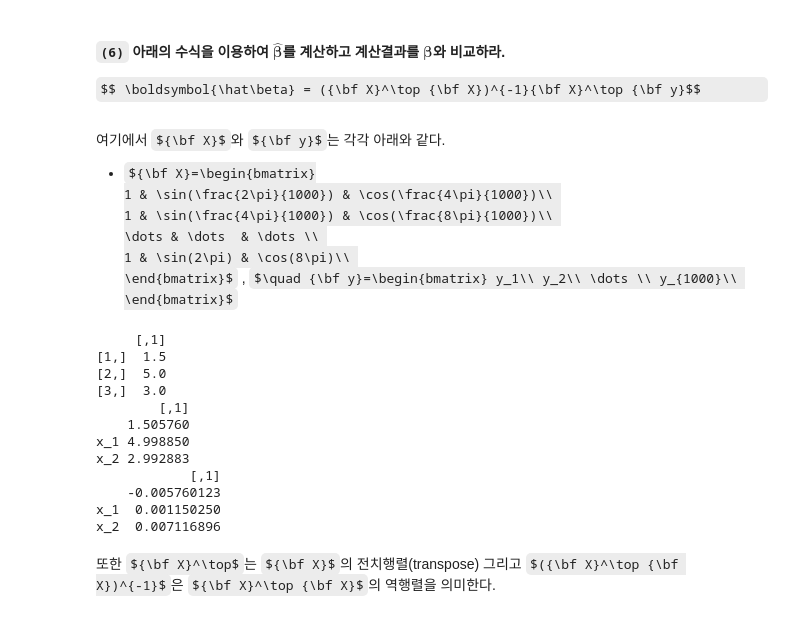
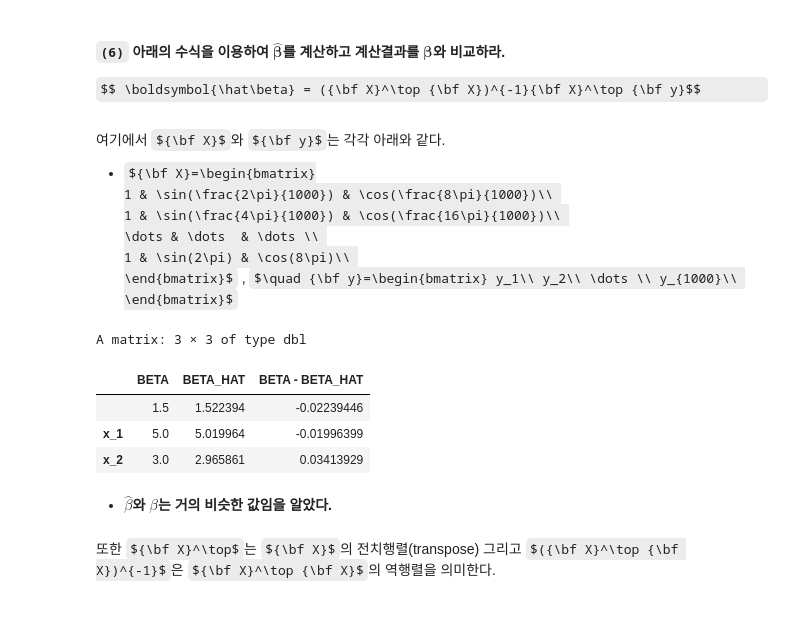
Before and after one commit to stahangryum/unwanted_blog, a Jupyter notebook: _notebooks/2021-12-12-R입문 기말고사 대비문제.ipynb, the cells around one changed output. Saved outputs shown, nothing was run; the diff lists cells and outputs as text; code cells hidden in the pictures; some formulas as TeX source.

```diff
--- a/_notebooks/2021-12-12-R입문 기말고사 대비문제.ipynb
+++ b/_notebooks/2021-12-12-R입문 기말고사 대비문제.ipynb
@@ -124,29 +116,24 @@ $$ \boldsymbol{\hat\beta} = ({\bf X}^\top {\bf X})^{-1}{\bf X}^\top {\bf y}$$
 여기에서 ${\bf X}$와 ${\bf y}$는 각각 아래와 같다.
 
 - ${\bf X}=\begin{bmatrix}
-1 & \sin(\frac{2\pi}{1000}) & \cos(\frac{4\pi}{1000})\\
-1 & \sin(\frac{4\pi}{1000}) & \cos(\frac{8\pi}{1000})\\
+1 & \sin(\frac{2\pi}{1000}) & \cos(\frac{8\pi}{1000})\\
+1 & \sin(\frac{4\pi}{1000}) & \cos(\frac{16\pi}{1000})\\
 \dots & \dots  & \dots \\
 1 & \sin(2\pi) & \cos(8\pi)\\
 \end{bmatrix}$,  $\quad {\bf y}=\begin{bmatrix} y_1\\ y_2\\ \dots \\ y_{1000}\\ \end{bmatrix}$
 # %%
 beta_hat = (solve(t(X)%*%X))%*%t(X)%*%y
-print(beta)
-print(beta_hat)
-print(beta - beta_hat)
+compare = cbind(beta, beta_hat, beta - beta_hat)
+colnames(compare) = c("BETA", "BETA_HAT", "BETA - BETA_HAT")
+compare
 # %% [output]
-     [,1]
-[1,]  1.5
-[2,]  5.0
-[3,]  3.0
-        [,1]
-    1.505760
-x_1 4.998850
-x_2 2.992883
-            [,1]
-    -0.005760123
-x_1  0.001150250
-x_2  0.007116896
+A matrix: 3 × 3 of type dbl
+|  | BETA | BETA_HAT | BETA - BETA_HAT |
+|  | 1.5 | 1.522394 | -0.02239446 |
+| x_1 | 5.0 | 5.019964 | -0.01996399 |
+| x_2 | 3.0 | 2.965861 | 0.03413929 |
+# %% [markdown]
+- **$\hat{\beta}$와 $\beta$는 거의 비슷한 값임을 알았다.**
 # %% [markdown]
 또한 ${\bf X}^\top$는 ${\bf X}$의 전치행렬(transpose) 그리고 $({\bf X}^\top {\bf X})^{-1}$은 ${\bf X}^\top {\bf X}$의 역행렬을 의미한다.
 # %% [markdown]
```
Also changed, not shown: parts of 49 cells of this notebook, 4 other files.
